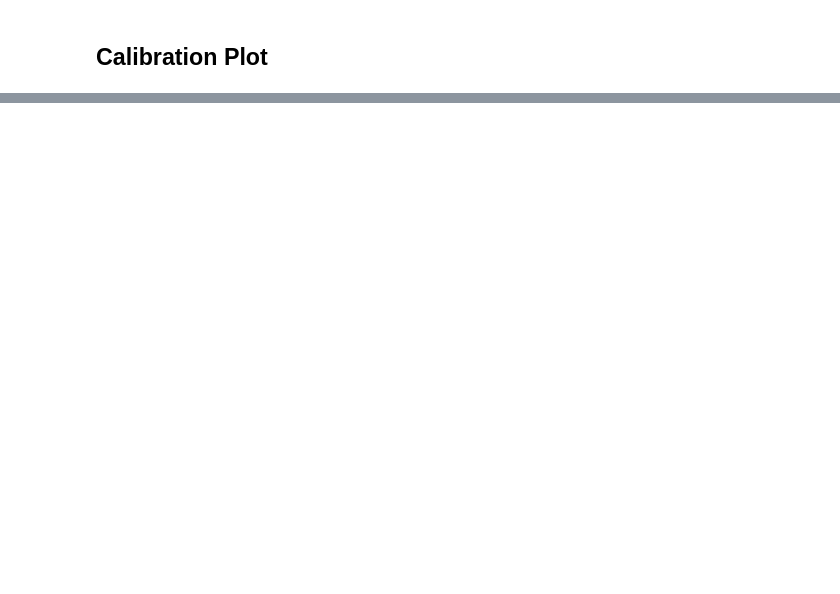
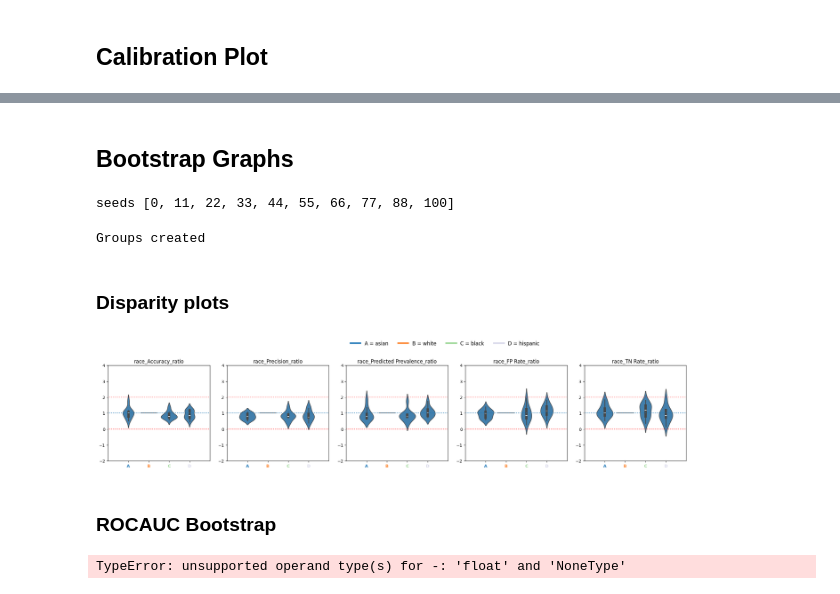
Before and after one commit to uclamii/equiboots_docs, a Jupyter notebook: notebooks/equi_boots_plots.ipynb, the cells around one changed output, grey strips where cells are left out. Drawn from its saved outputs; the diff is of its cells as text; code cells hidden in the pictures; blank space fills up the shorter version.

Commit message:
Updating way code is run to enable use of both notebooks and py scripts adding bootstrap plots

```diff
--- a/notebooks/equi_boots_plots.ipynb
+++ b/notebooks/equi_boots_plots.ipynb
@@ -169,0 +96,62 @@ fig3
+# %% [markdown]
+## Bootstrap Graphs
+# %%
+eq2 = eqb.EquiBoots(
+    y_true,
+    y_prob,
+    y_pred,
+    fairness_df,
+    fairness_vars=["race", "sex"],
+    reference_groups=["white", "M"],
+    task="binary_classification",
+    bootstrap_flag=True,
+    num_bootstraps=10,
+    boot_sample_size=100,
+    balanced=False,  # False is stratified, True is balanced
+)
+
+# Set seeds
+int_list = np.linspace(0, 100, num=10, dtype=int).tolist()
+
+eq2.set_fix_seeds(int_list)
+
+print("seeds", eq2.seeds)
+
+eq2.grouper(groupings_vars=["race", "sex"])
+sliced_data = eq.slicer("race")
+
+data = eq2.slicer("race")
+race_metrics = eq2.get_metrics(data)
+
+dispa = eq2.calculate_disparities(race_metrics, "race")
+
+melted = pd.DataFrame(dispa).melt()
+df = melted["value"].apply(pd.Series).assign(attribute_value=melted["variable"])
+# %% [output]
+seeds [0, 11, 22, 33, 44, 55, 66, 77, 88, 100]
+Groups created
+# %% [markdown]
+### Disparity plots
+# %%
+eqb.eq_disparity_metrics_plot(
+    dispa,
+    metric_cols=[
+        "Accuracy_ratio",
+        "Precision_ratio",
+        "Predicted Prevalence_ratio",
+        "FP Rate_ratio",
+        "TN Rate_ratio",
+    ],
+    name="race",
+    categories="all",
+    figsize=(24, 4),
+    plot_kind="violinplot",
+)
+# %% [output]
+[figure, added]
+# %% [markdown]
+### ROCAUC Bootstrap
+# %%
+eqb.eq_plot_roc_auc_bootstrap(race_metrics)
+# %% [output]
+TypeError: unsupported operand type(s) for -: 'float' and 'NoneType'
```
Also changed, not shown: parts of 9 cells of this notebook, 5 other files.
